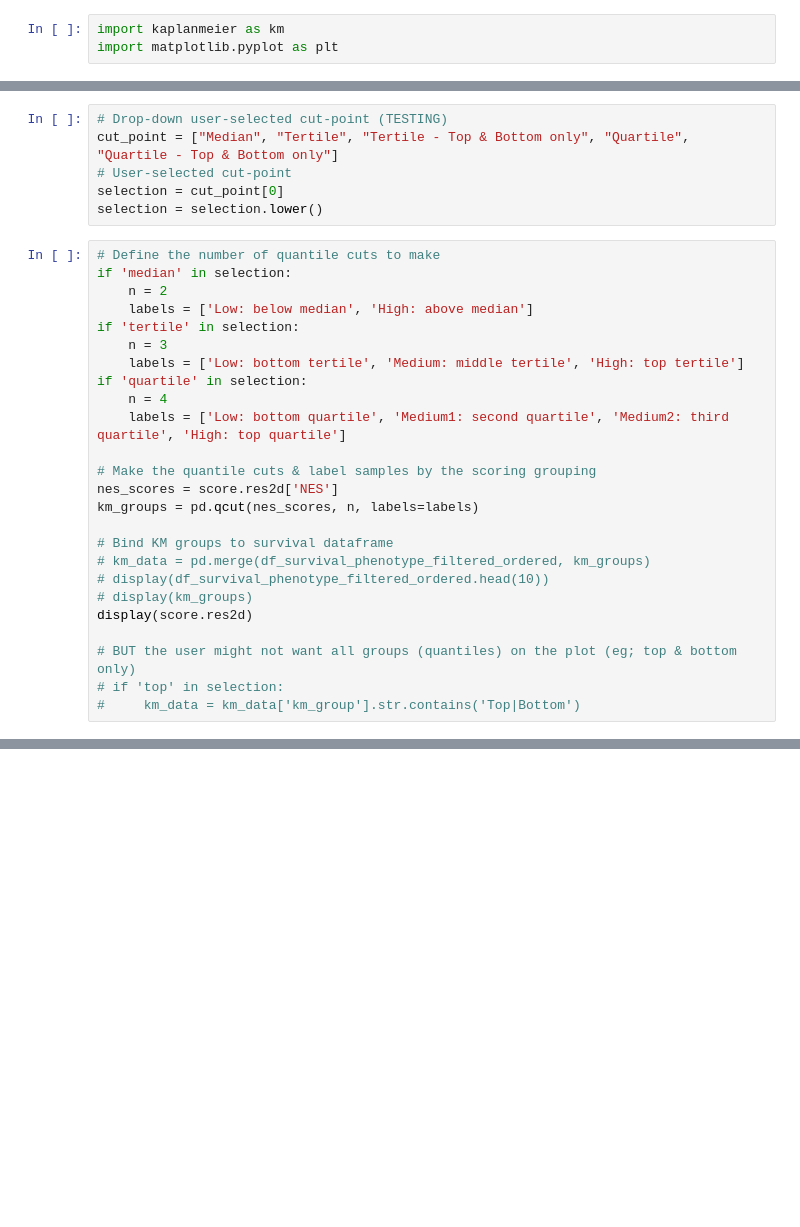
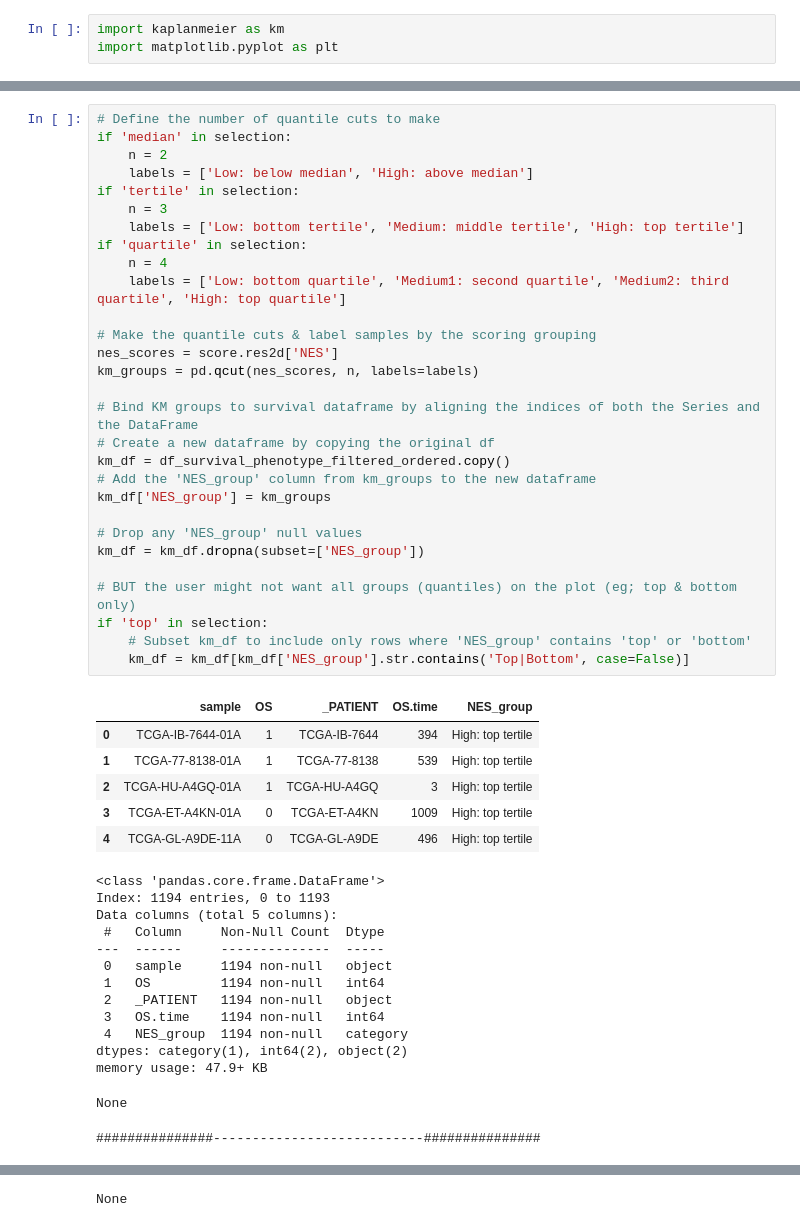
Before and after one commit to erincameron11/survival-analysis-tool, a Jupyter notebook: DataAnalysis.ipynb, the cells around one changed output, grey strips where cells are left out. Drawn from its saved outputs; the diff is of its cells as text; blank space fills up the shorter version.

```diff
--- a/DataAnalysis.ipynb
+++ b/DataAnalysis.ipynb
@@ -518,31 +506,50 @@ signature = {'ecsig': ['EGFR', 'FGR']}
-# %%
-# Drop-down user-selected cut-point (TESTING)
-cut_point = ["Median", "Tertile", "Tertile - Top & Bottom only", "Quartile", "Quartile - Top & Bottom only"]
-# User-selected cut-point
-selection = cut_point[0]
-selection = selection.lower()
 # %%
 # Define the number of quantile cuts to make
 if 'median' in selection:
     n = 2
     labels = ['Low: below median', 'High: above median']
 if 'tertile' in selection:
     n = 3
     labels = ['Low: bottom tertile', 'Medium: middle tertile', 'High: top tertile']
 if 'quartile' in selection:
     n = 4
     labels = ['Low: bottom quartile', 'Medium1: second quartile', 'Medium2: third quartile', 'High: top quartile']
 
 # Make the quantile cuts & label samples by the scoring grouping
 nes_scores = score.res2d['NES']
 km_groups = pd.qcut(nes_scores, n, labels=labels)
 
-# Bind KM groups to survival dataframe
-# km_data = pd.merge(df_survival_phenotype_filtered_ordered, km_groups)
-# display(df_survival_phenotype_filtered_ordered.head(10))
-# display(km_groups)
-display(score.res2d)
+# Bind KM groups to survival dataframe by aligning the indices of both the Series and the DataFrame
+# Create a new dataframe by copying the original df
+km_df = df_survival_phenotype_filtered_ordered.copy()
+# Add the 'NES_group' column from km_groups to the new dataframe
+km_df['NES_group'] = km_groups
+
+# Drop any 'NES_group' null values
+km_df = km_df.dropna(subset=['NES_group'])
 
 # BUT the user might not want all groups (quantiles) on the plot (eg; top & bottom only)
-# if 'top' in selection:
-#     km_data = km_data['km_group'].str.contains('Top|Bottom')
+if 'top' in selection:
+    # Subset km_df to include only rows where 'NES_group' contains 'top' or 'bottom'
+    km_df = km_df[km_df['NES_group'].str.contains('Top|Bottom', case=False)]
+# %% [output]
+|  | sample | OS | _PATIENT | OS.time | NES_group |
+| 0 | TCGA-IB-7644-01A | 1 | TCGA-IB-7644 | 394 | High: top tertile |
+| 1 | TCGA-77-8138-01A | 1 | TCGA-77-8138 | 539 | High: top tertile |
+| 2 | TCGA-HU-A4GQ-01A | 1 | TCGA-HU-A4GQ | 3 | High: top tertile |
+| 3 | TCGA-ET-A4KN-01A | 0 | TCGA-ET-A4KN | 1009 | High: top tertile |
+| 4 | TCGA-GL-A9DE-11A | 0 | TCGA-GL-A9DE | 496 | High: top tertile |
+<class 'pandas.core.frame.DataFrame'>
+Index: 1194 entries, 0 to 1193
+Data columns (total 5 columns):
+ #   Column     Non-Null Count  Dtype
+---  ------     --------------  -----
+ 0   sample     1194 non-null   object
+ 1   OS         1194 non-null   int64
+ 2   _PATIENT   1194 non-null   object
+ 3   OS.time    1194 non-null   int64
+ 4   NES_group  1194 non-null   category
+dtypes: category(1), int64(2), object(2)
+memory usage: 47.9+ KB
+None
+###############---------------------------###############
@@ -549,3 +574,4 @@ display(score.res2d)
+None
 # %%
 # Plot the KM plot
 # Data
```
Also changed, not shown: parts of 15 cells of this notebook, 2 other files.
